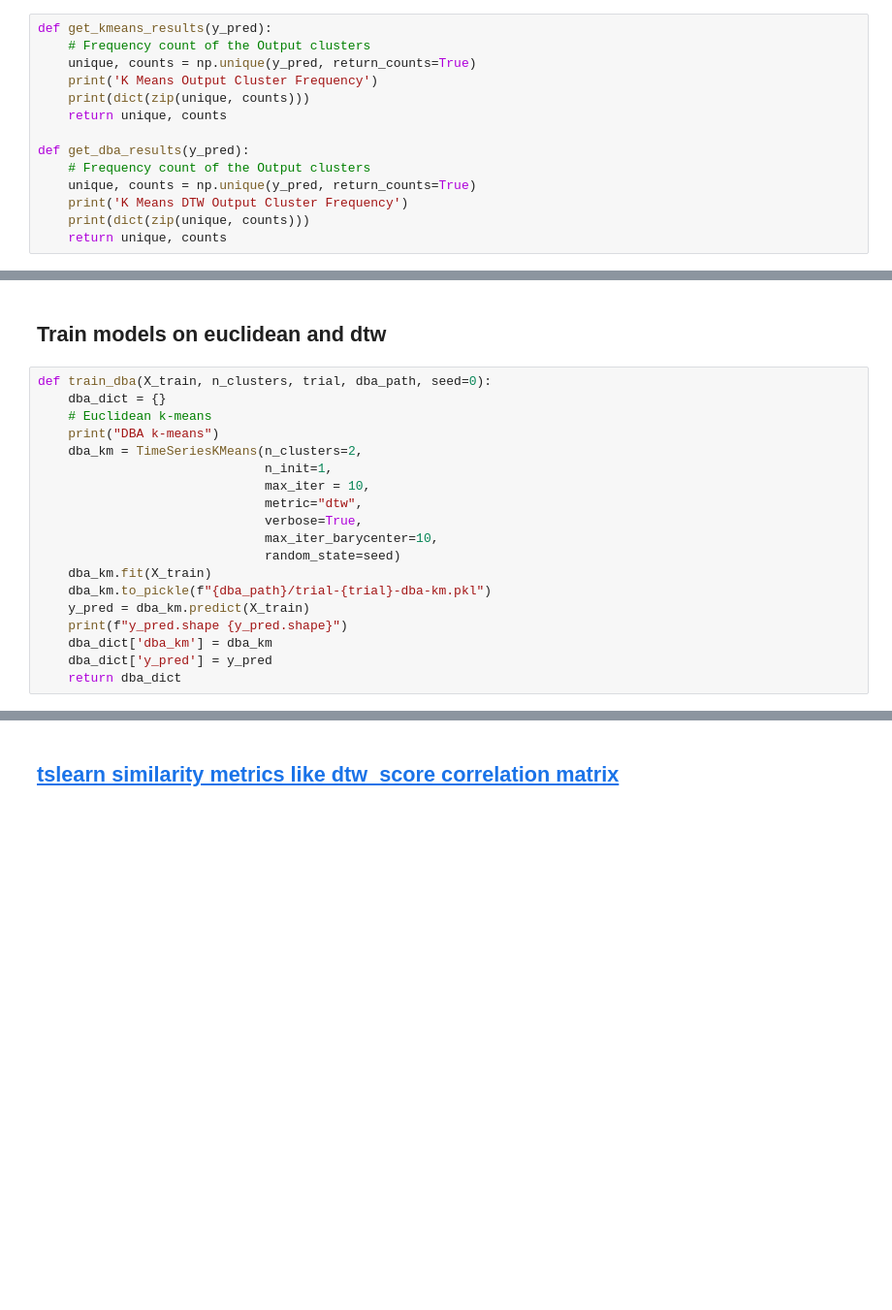
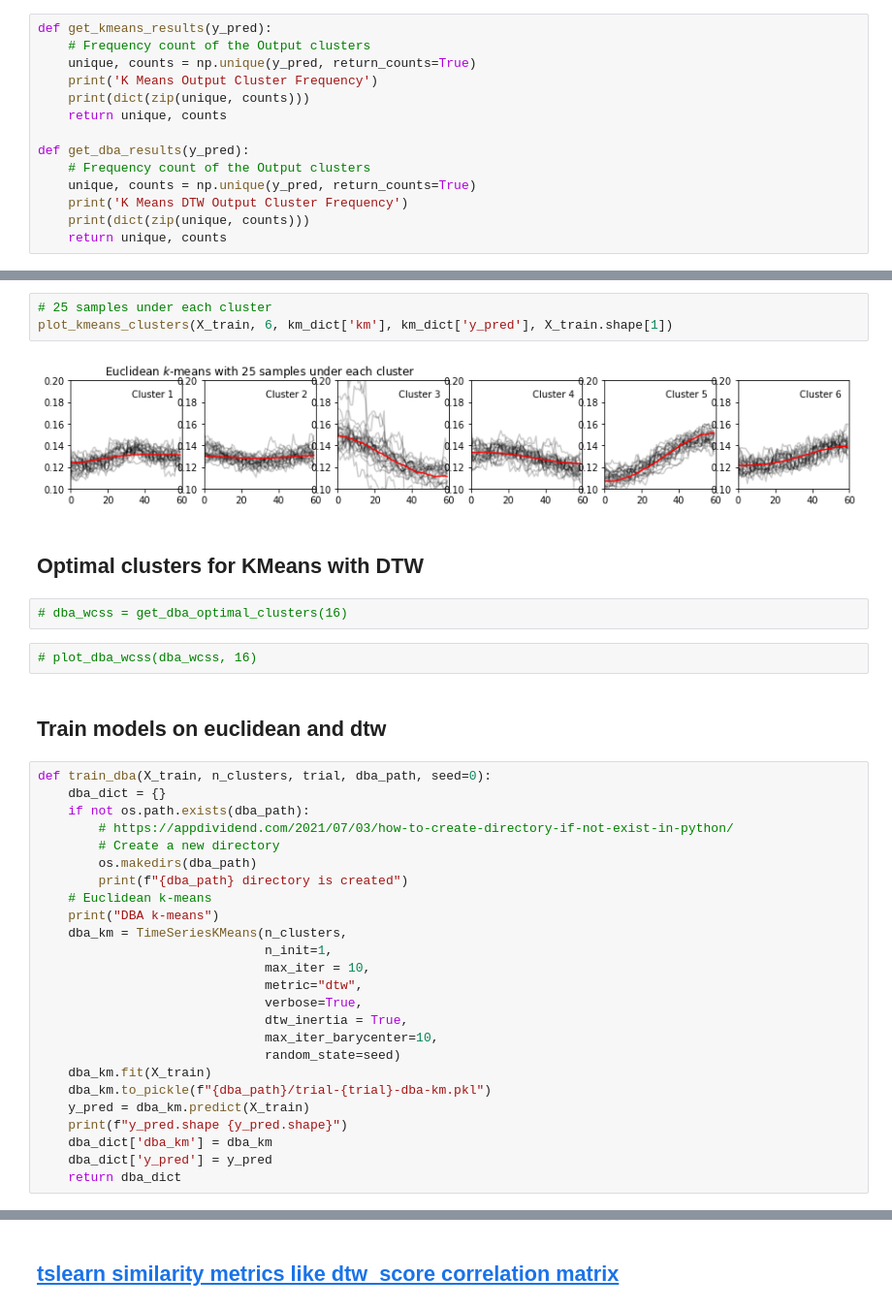
Before and after one commit to OmkarMehta/SSFwithNODE, a Jupyter notebook: time-series-similarity/time_series_similarity.ipynb, the cells around one changed output, grey strips where cells are left out. Shown at 97% size. Drawn from its saved outputs; the diff is of its cells as text; blank space fills up the shorter version.

```diff
--- a/time-series-similarity/time_series_similarity.ipynb
+++ b/time-series-similarity/time_series_similarity.ipynb
@@ -1914,15 +2023,32 @@ def plot_dba_clusters(X_train, n_clusters, dba_km, sz):
+# %%
+# 25 samples under each cluster
+plot_kmeans_clusters(X_train, 6, km_dict['km'], km_dict['y_pred'], X_train.shape[1])
+# %% [output]
+[figure, added]
+# %% [markdown]
+## Optimal clusters for KMeans with DTW
+# %%
+# dba_wcss = get_dba_optimal_clusters(16)
+# %%
+# plot_dba_wcss(dba_wcss, 16)
 # %% [markdown]
 ## Train models on euclidean and dtw
 # %%
 def train_dba(X_train, n_clusters, trial, dba_path, seed=0):
     dba_dict = {}
+    if not os.path.exists(dba_path):
+        # https://appdividend.com/2021/07/03/how-to-create-directory-if-not-exist-in-python/
+        # Create a new directory
+        os.makedirs(dba_path)
+        print(f"{dba_path} directory is created")
     # Euclidean k-means
     print("DBA k-means")
-    dba_km = TimeSeriesKMeans(n_clusters=2,
+    dba_km = TimeSeriesKMeans(n_clusters,
                               n_init=1,
                               max_iter = 10,
                               metric="dtw",
                               verbose=True,
+                              dtw_inertia = True,
                               max_iter_barycenter=10,
                               random_state=seed)
     dba_km.fit(X_train)
```
Also changed, not shown: parts of 25 cells of this notebook.
